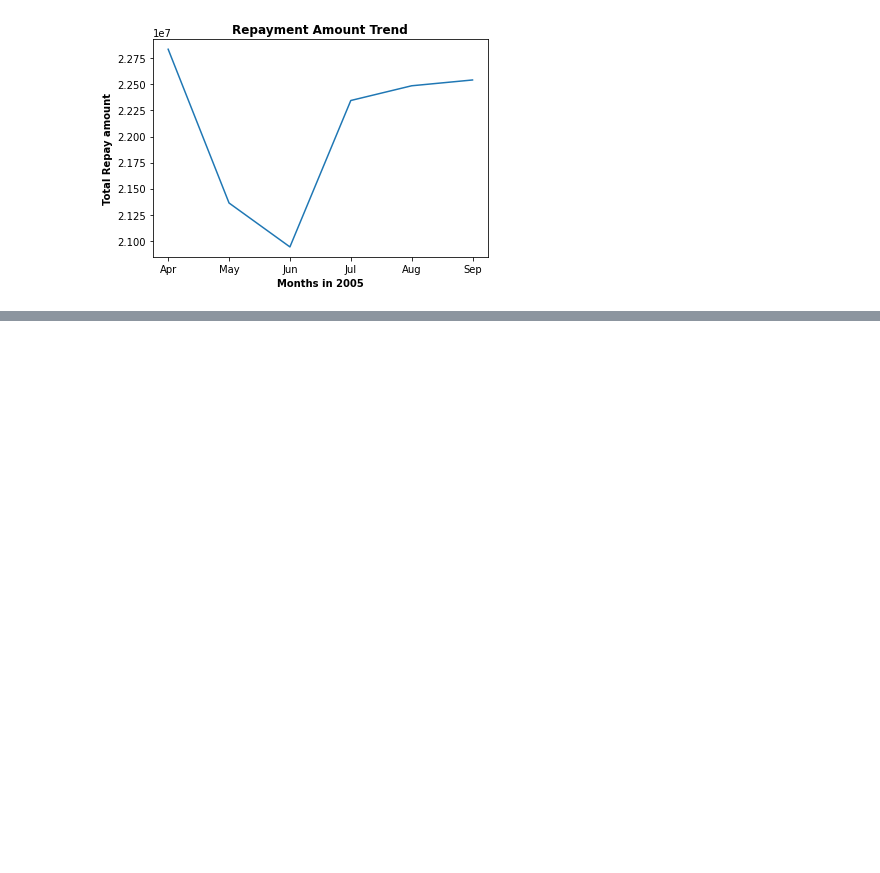
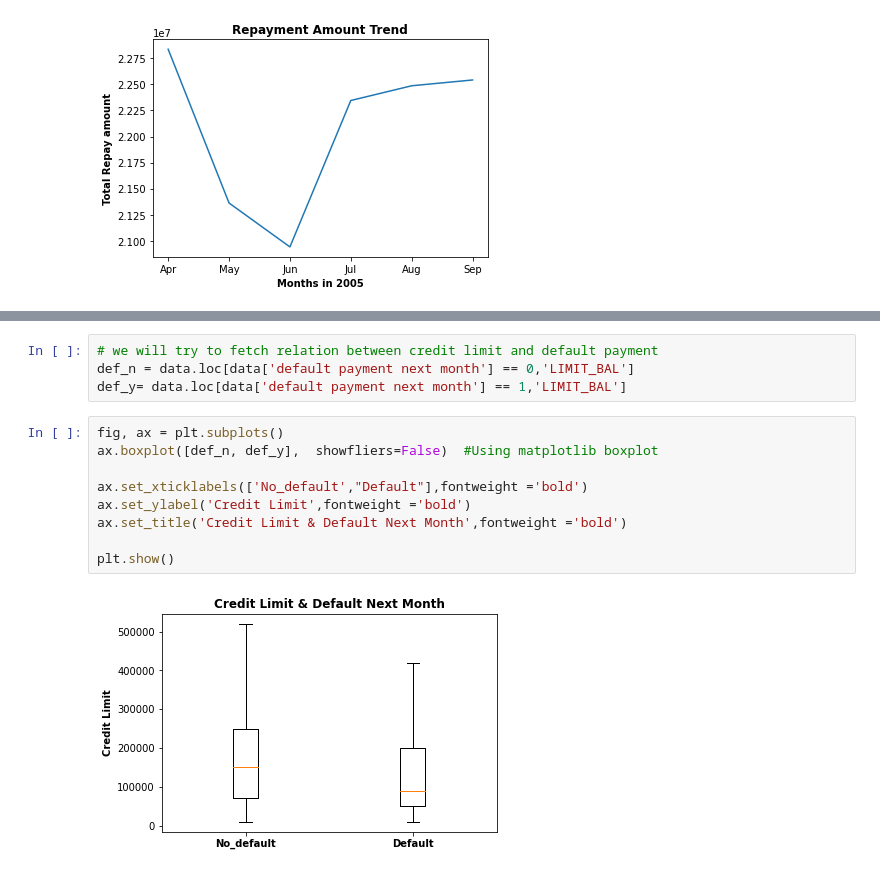
Before and after one commit to bharath967/Credit-Card-Default-Prediction, a Jupyter notebook: Credit_Card_Default_Prediction_Capstone_Project.ipynb, the cells around one changed output, grey strips where cells are left out. Cells and saved outputs as stored; diff of their text form; blank space fills up the shorter version.

```diff
--- a/Credit_Card_Default_Prediction_Capstone_Project.ipynb
+++ b/Credit_Card_Default_Prediction_Capstone_Project.ipynb
@@ -377,0 +426,15 @@ Text(0.5, 1.0, 'Repayment Amount Trend')
+# %%
+# we will try to fetch relation between credit limit and default payment
+def_n = data.loc[data['default payment next month'] == 0,'LIMIT_BAL']
+def_y= data.loc[data['default payment next month'] == 1,'LIMIT_BAL']
+# %%
+fig, ax = plt.subplots()
+ax.boxplot([def_n, def_y],  showfliers=False)  #Using matplotlib boxplot
+
+ax.set_xticklabels(['No_default',"Default"],fontweight ='bold')
+ax.set_ylabel('Credit Limit',fontweight ='bold')
+ax.set_title('Credit Limit & Default Next Month',fontweight ='bold')
+
+plt.show()
+# %% [output]
+[figure, added]
```
Also changed, not shown: parts of 6 cells of this notebook.
